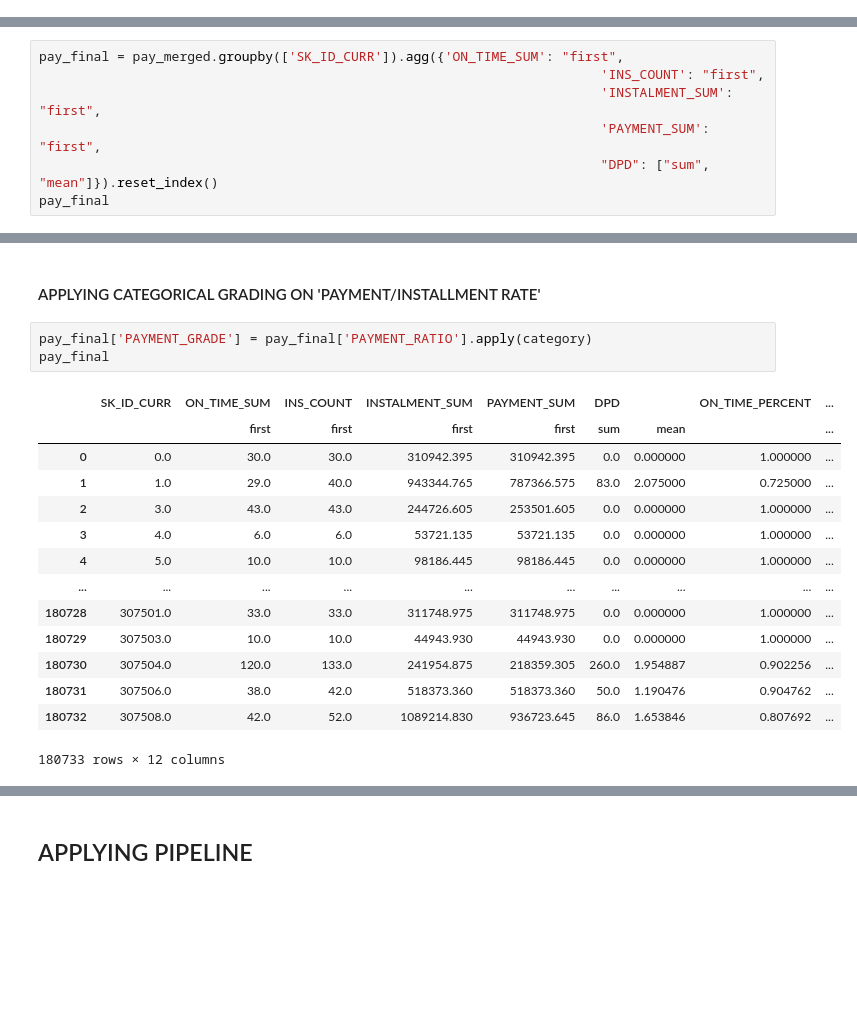
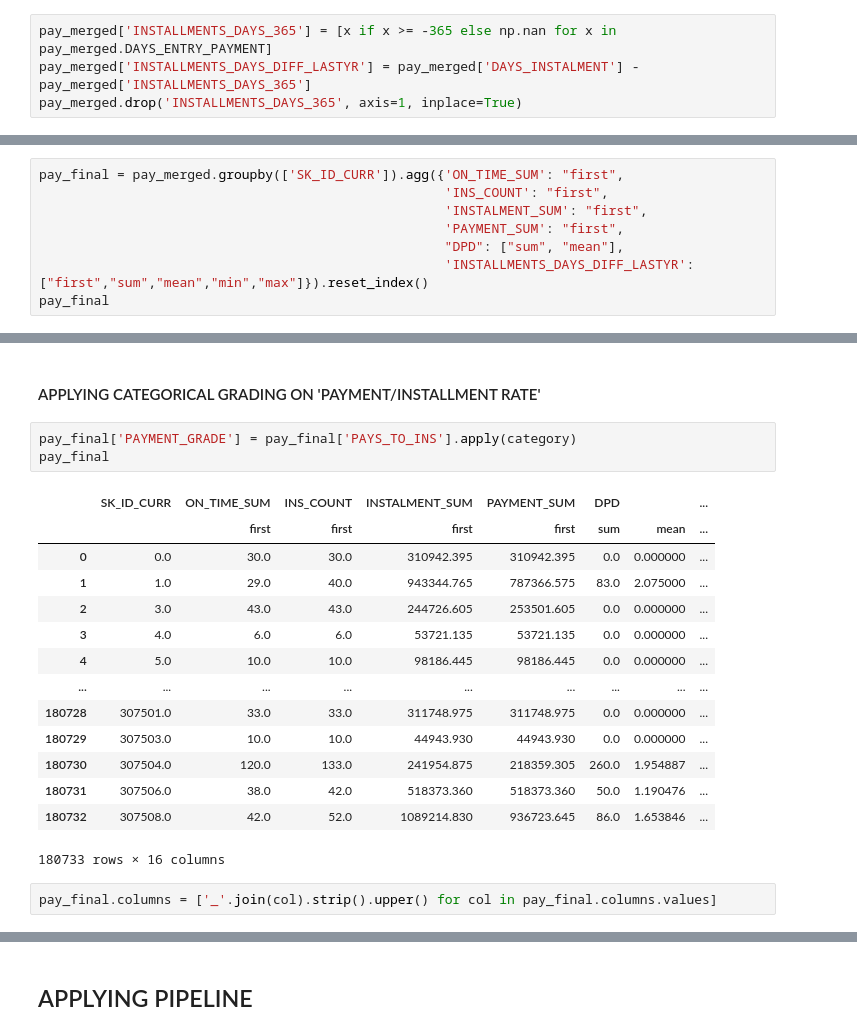
Before and after one commit to dunp7/Home-Default-Credit-Risk, a Jupyter notebook: Features Engineer and Selection/Installments_Payments.ipynb, the cells around one changed output, grey strips where cells are left out. Cells and saved outputs as stored; diff of their text form; blank space fills up the shorter version.

```diff
--- a/Features Engineer and Selection/Installments_Payments.ipynb
+++ b/Features Engineer and Selection/Installments_Payments.ipynb
@@ -71,6 +53,10 @@ pay
 7744758 rows × 8 columns
 # %% [markdown]
 ## APPLYING FEATURES
+# %%
+pay_merged['INSTALLMENTS_DAYS_365'] = [x if x >= -365 else np.nan for x in pay_merged.DAYS_ENTRY_PAYMENT]
+pay_merged['INSTALLMENTS_DAYS_DIFF_LASTYR'] = pay_merged['DAYS_INSTALMENT'] - pay_merged['INSTALLMENTS_DAYS_365']
+pay_merged.drop('INSTALLMENTS_DAYS_365', axis=1, inplace=True)
 # %% [markdown]
 #### Calculating days over due
 # %%
@@ -124,8 +110,9 @@ pay_merged
 # %%
 pay_final = pay_merged.groupby(['SK_ID_CURR']).agg({'ON_TIME_SUM': "first",
-                                                                        'INS_COUNT': "first",
-                                                                        'INSTALMENT_SUM': "first",
-                                                                        'PAYMENT_SUM': "first",
-                                                                        "DPD": ["sum", "mean"]}).reset_index()
+                                                    'INS_COUNT': "first",
+                                                    'INSTALMENT_SUM': "first",
+                                                    'PAYMENT_SUM': "first",
+                                                    "DPD": ["sum", "mean"],
+                                                    'INSTALLMENTS_DAYS_DIFF_LASTYR': ["first","sum","mean","min","max"]}).reset_index()
 pay_final
 # %% [output]
@@ -220,20 +207,22 @@ pay_final
 # %% [markdown]
 #### APPLYING CATEGORICAL GRADING ON 'PAYMENT/INSTALLMENT RATE'
 # %%
-pay_final['PAYMENT_GRADE'] = pay_final['PAYMENT_RATIO'].apply(category)
+pay_final['PAYMENT_GRADE'] = pay_final['PAYS_TO_INS'].apply(category)
 pay_final
 # %% [output]
-|  | SK_ID_CURR | ON_TIME_SUM | INS_COUNT | INSTALMENT_SUM | PAYMENT_SUM | DPD |  | ON_TIME_PERCENT | ... |
-|  |  | first | first | first | first | sum | mean |  | ... |
-| 0 | 0.0 | 30.0 | 30.0 | 310942.395 | 310942.395 | 0.0 | 0.000000 | 1.000000 | ... |
-| 1 | 1.0 | 29.0 | 40.0 | 943344.765 | 787366.575 | 83.0 | 2.075000 | 0.725000 | ... |
-| 2 | 3.0 | 43.0 | 43.0 | 244726.605 | 253501.605 | 0.0 | 0.000000 | 1.000000 | ... |
-| 3 | 4.0 | 6.0 | 6.0 | 53721.135 | 53721.135 | 0.0 | 0.000000 | 1.000000 | ... |
-| 4 | 5.0 | 10.0 | 10.0 | 98186.445 | 98186.445 | 0.0 | 0.000000 | 1.000000 | ... |
-| ... | ... | ... | ... | ... | ... | ... | ... | ... | ... |
-| 180728 | 307501.0 | 33.0 | 33.0 | 311748.975 | 311748.975 | 0.0 | 0.000000 | 1.000000 | ... |
-| 180729 | 307503.0 | 10.0 | 10.0 | 44943.930 | 44943.930 | 0.0 | 0.000000 | 1.000000 | ... |
-| 180730 | 307504.0 | 120.0 | 133.0 | 241954.875 | 218359.305 | 260.0 | 1.954887 | 0.902256 | ... |
-| 180731 | 307506.0 | 38.0 | 42.0 | 518373.360 | 518373.360 | 50.0 | 1.190476 | 0.904762 | ... |
-| 180732 | 307508.0 | 42.0 | 52.0 | 1089214.830 | 936723.645 | 86.0 | 1.653846 | 0.807692 | ... |
+|  | SK_ID_CURR | ON_TIME_SUM | INS_COUNT | INSTALMENT_SUM | PAYMENT_SUM | DPD |  | ... |
+|  |  | first | first | first | first | sum | mean | ... |
+| 0 | 0.0 | 30.0 | 30.0 | 310942.395 | 310942.395 | 0.0 | 0.000000 | ... |
+| 1 | 1.0 | 29.0 | 40.0 | 943344.765 | 787366.575 | 83.0 | 2.075000 | ... |
+| 2 | 3.0 | 43.0 | 43.0 | 244726.605 | 253501.605 | 0.0 | 0.000000 | ... |
+| 3 | 4.0 | 6.0 | 6.0 | 53721.135 | 53721.135 | 0.0 | 0.000000 | ... |
+| 4 | 5.0 | 10.0 | 10.0 | 98186.445 | 98186.445 | 0.0 | 0.000000 | ... |
+| ... | ... | ... | ... | ... | ... | ... | ... | ... |
+| 180728 | 307501.0 | 33.0 | 33.0 | 311748.975 | 311748.975 | 0.0 | 0.000000 | ... |
+| 180729 | 307503.0 | 10.0 | 10.0 | 44943.930 | 44943.930 | 0.0 | 0.000000 | ... |
+| 180730 | 307504.0 | 120.0 | 133.0 | 241954.875 | 218359.305 | 260.0 | 1.954887 | ... |
+| 180731 | 307506.0 | 38.0 | 42.0 | 518373.360 | 518373.360 | 50.0 | 1.190476 | ... |
+| 180732 | 307508.0 | 42.0 | 52.0 | 1089214.830 | 936723.645 | 86.0 | 1.653846 | ... |
-180733 rows × 12 columns
+180733 rows × 16 columns
+# %%
+pay_final.columns = ['_'.join(col).strip().upper() for col in pay_final.columns.values]
```
Also changed, not shown: parts of 13 cells of this notebook.
